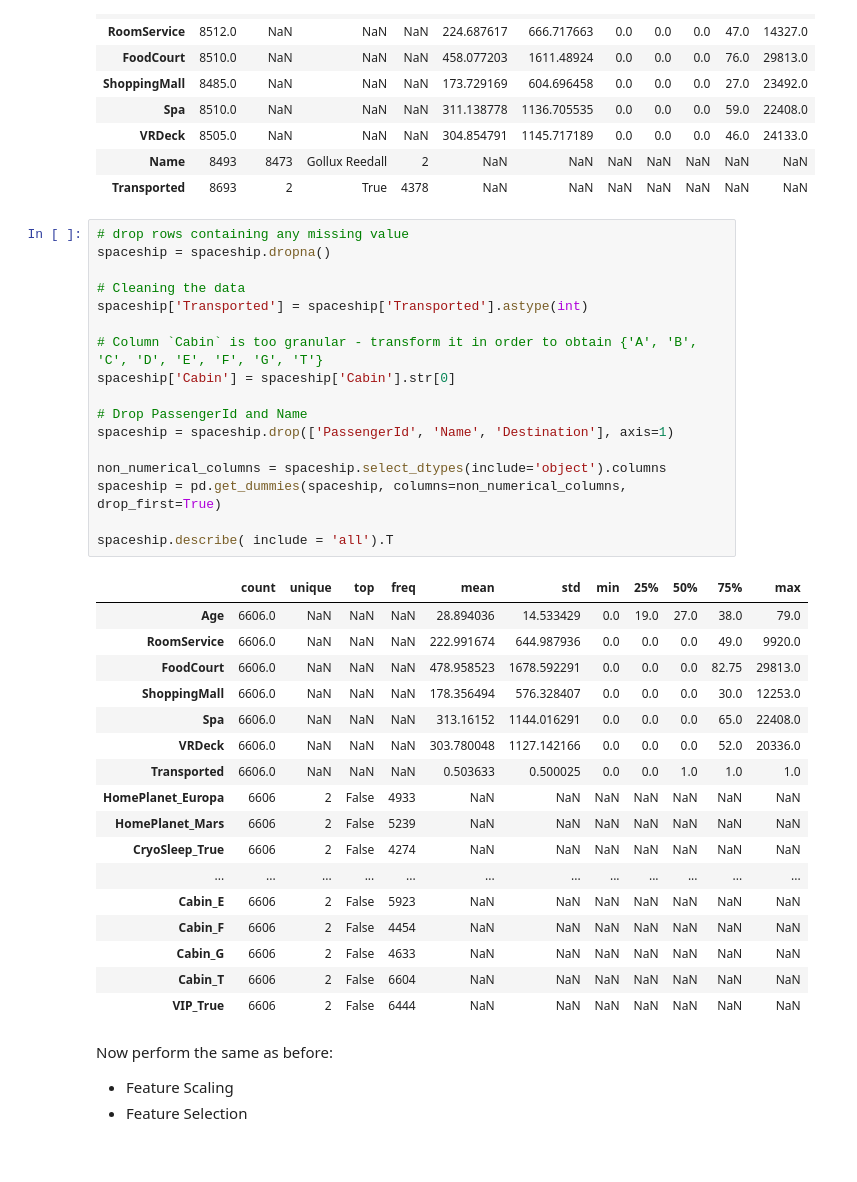
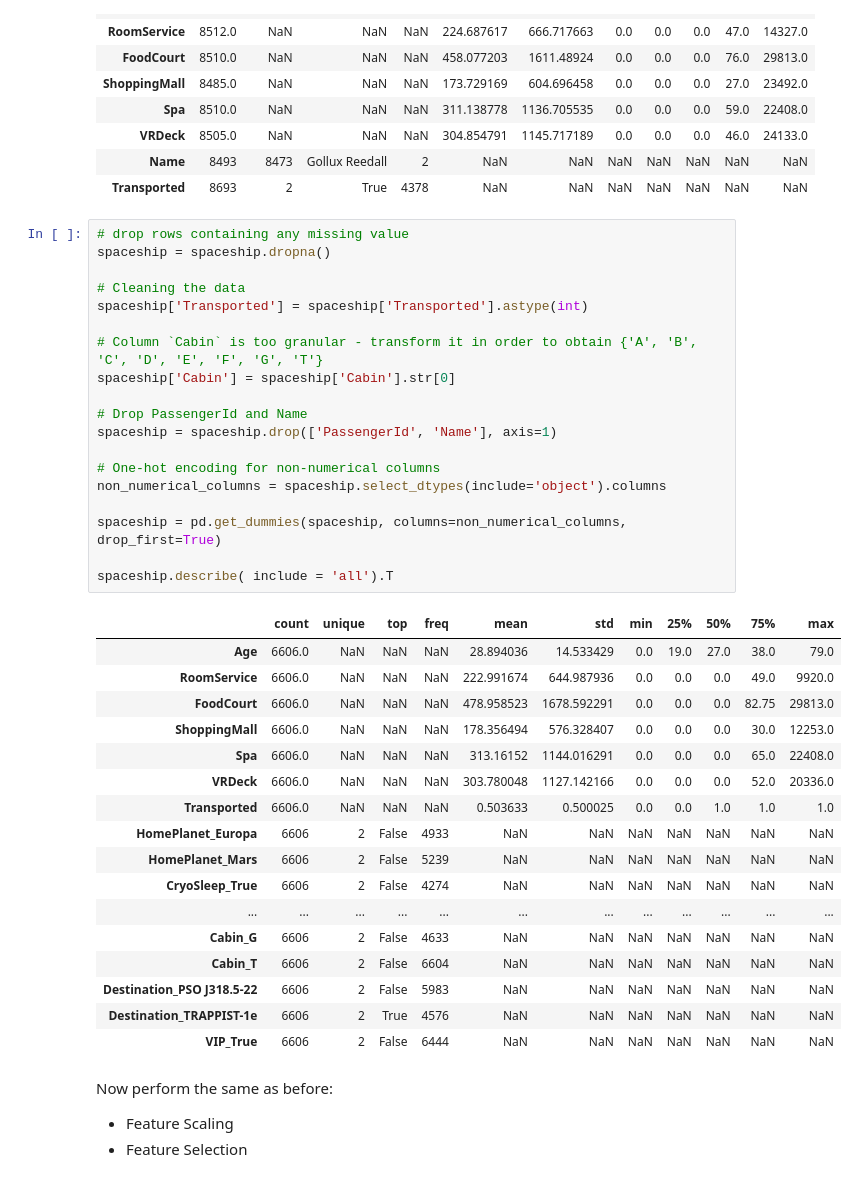
Before and after one commit to jesuserro/lab-ensemble, a Jupyter notebook: lab-ensemble.ipynb, the cells around one changed output. Saved outputs shown, nothing was run; the diff lists cells and outputs as text.

```diff
--- a/lab-ensemble.ipynb
+++ b/lab-ensemble.ipynb
@@ -39,37 +39,39 @@ spaceship.describe( include = 'all').T
 # %%
 # drop rows containing any missing value
 spaceship = spaceship.dropna()
 
 # Cleaning the data
 spaceship['Transported'] = spaceship['Transported'].astype(int)
 
 # Column `Cabin` is too granular - transform it in order to obtain {'A', 'B', 'C', 'D', 'E', 'F', 'G', 'T'}
 spaceship['Cabin'] = spaceship['Cabin'].str[0]
 
 # Drop PassengerId and Name
-spaceship = spaceship.drop(['PassengerId', 'Name', 'Destination'], axis=1)
+spaceship = spaceship.drop(['PassengerId', 'Name'], axis=1)
 
+# One-hot encoding for non-numerical columns
 non_numerical_columns = spaceship.select_dtypes(include='object').columns
+
 spaceship = pd.get_dummies(spaceship, columns=non_numerical_columns, drop_first=True)
 
 spaceship.describe( include = 'all').T
 # %% [output]
 |  | count | unique | top | freq | mean | std | min | 25% | 50% | 75% | max |
 | Age | 6606.0 | NaN | NaN | NaN | 28.894036 | 14.533429 | 0.0 | 19.0 | 27.0 | 38.0 | 79.0 |
 | RoomService | 6606.0 | NaN | NaN | NaN | 222.991674 | 644.987936 | 0.0 | 0.0 | 0.0 | 49.0 | 9920.0 |
 | FoodCourt | 6606.0 | NaN | NaN | NaN | 478.958523 | 1678.592291 | 0.0 | 0.0 | 0.0 | 82.75 | 29813.0 |
 | ShoppingMall | 6606.0 | NaN | NaN | NaN | 178.356494 | 576.328407 | 0.0 | 0.0 | 0.0 | 30.0 | 12253.0 |
 | Spa | 6606.0 | NaN | NaN | NaN | 313.16152 | 1144.016291 | 0.0 | 0.0 | 0.0 | 65.0 | 22408.0 |
 | VRDeck | 6606.0 | NaN | NaN | NaN | 303.780048 | 1127.142166 | 0.0 | 0.0 | 0.0 | 52.0 | 20336.0 |
 | Transported | 6606.0 | NaN | NaN | NaN | 0.503633 | 0.500025 | 0.0 | 0.0 | 1.0 | 1.0 | 1.0 |
 | HomePlanet_Europa | 6606 | 2 | False | 4933 | NaN | NaN | NaN | NaN | NaN | NaN | NaN |
 | HomePlanet_Mars | 6606 | 2 | False | 5239 | NaN | NaN | NaN | NaN | NaN | NaN | NaN |
 | CryoSleep_True | 6606 | 2 | False | 4274 | NaN | NaN | NaN | NaN | NaN | NaN | NaN |
 | ... | ... | ... | ... | ... | ... | ... | ... | ... | ... | ... | ... |
-| Cabin_E | 6606 | 2 | False | 5923 | NaN | NaN | NaN | NaN | NaN | NaN | NaN |
-| Cabin_F | 6606 | 2 | False | 4454 | NaN | NaN | NaN | NaN | NaN | NaN | NaN |
 | Cabin_G | 6606 | 2 | False | 4633 | NaN | NaN | NaN | NaN | NaN | NaN | NaN |
 | Cabin_T | 6606 | 2 | False | 6604 | NaN | NaN | NaN | NaN | NaN | NaN | NaN |
+| Destination_PSO J318.5-22 | 6606 | 2 | False | 5983 | NaN | NaN | NaN | NaN | NaN | NaN | NaN |
+| Destination_TRAPPIST-1e | 6606 | 2 | True | 4576 | NaN | NaN | NaN | NaN | NaN | NaN | NaN |
 | VIP_True | 6606 | 2 | False | 6444 | NaN | NaN | NaN | NaN | NaN | NaN | NaN |
 # %% [markdown]
 Now perform the same as before:
```
Also changed, not shown: parts of 15 cells of this notebook.
